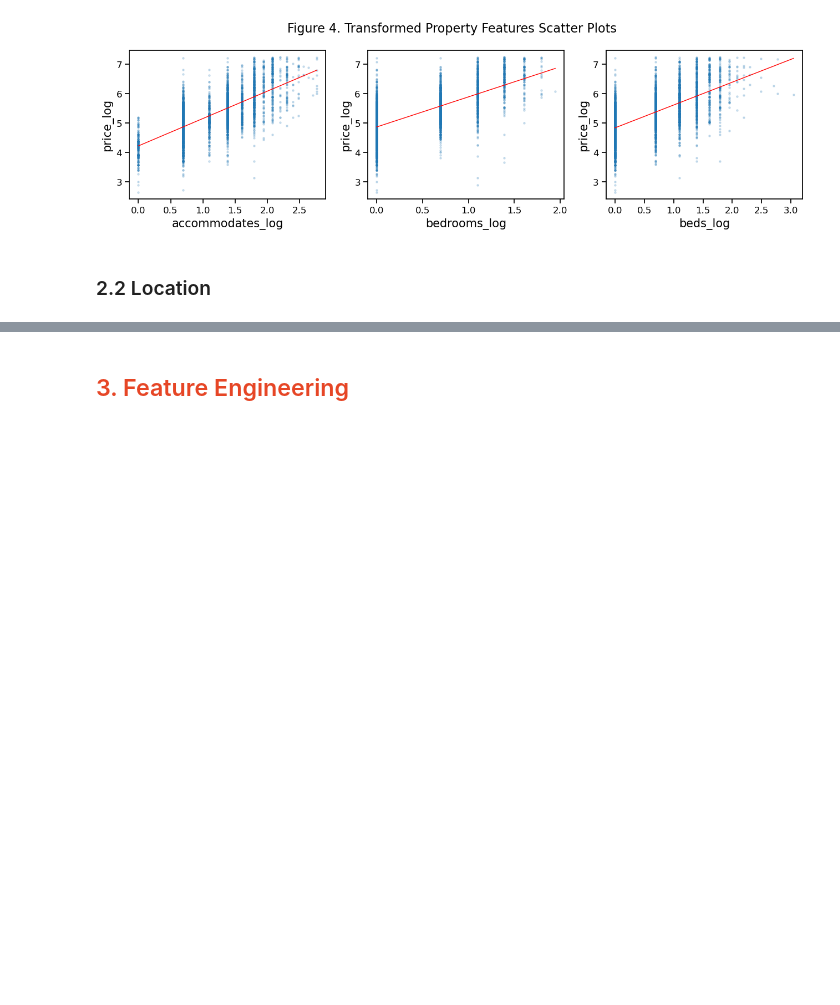
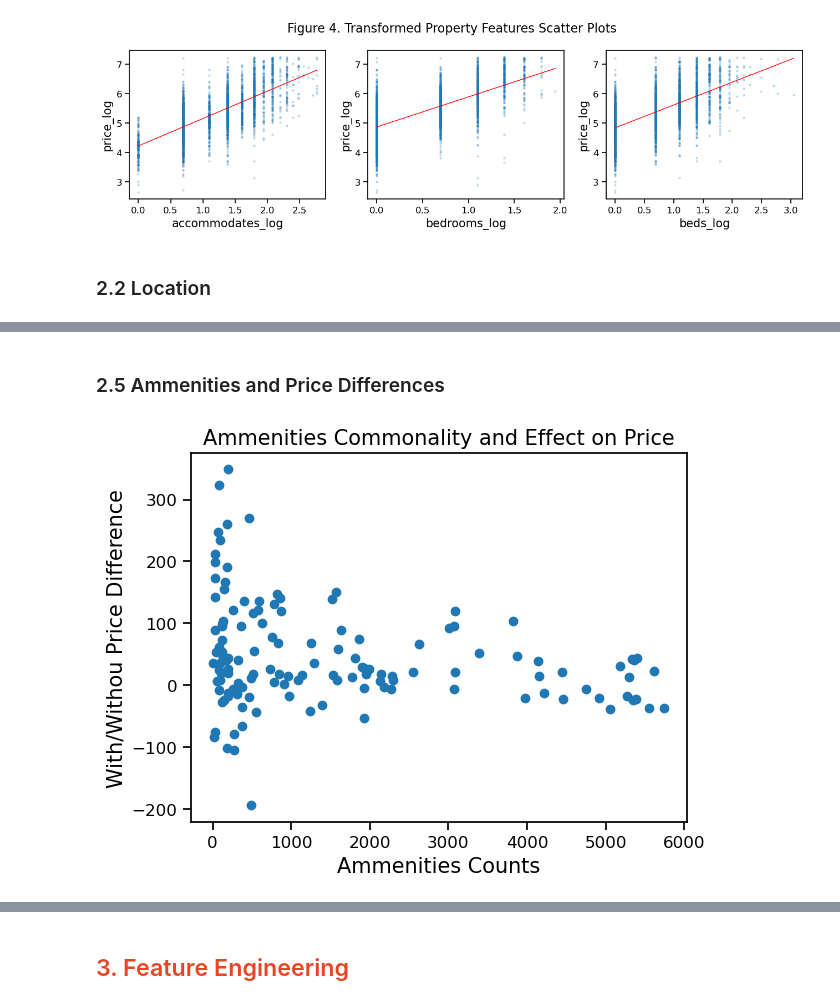
Before and after one commit to Jamielimingzhe/QBUS6810, a Jupyter notebook: QBUS6810_Group18_Notebook.ipynb, the cells around one changed output, grey strips where cells are left out. Saved outputs shown, nothing was run; the diff lists cells and outputs as text; code cells hidden in the pictures; blank space fills up the shorter version.

Commit message:
amen

```diff
--- a/QBUS6810_Group18_Notebook.ipynb
+++ b/QBUS6810_Group18_Notebook.ipynb
@@ -404,0 +399,18 @@ plt.tight_layout()
+# %% [markdown]
+### 2.5 Ammenities and Price Differences
+# %%
+flat_amen_list  = []
+for i in amen_list:
+    flat_amen_list.extend(i)
+amen_counts = pd.Series(flat_amen_list).value_counts()
+# %%
+amen_plot = pd.concat([amenities_df[:4000],y],axis=1)
+amen_price_diff = pd.DataFrame([],index=amen_plot.columns[:-1],columns=['with','without'])
+for i in amen_plot.columns[:-1]:
+    amen_price_diff.loc[i,'with'] = amen_plot.loc[amen_plot[i]==1,'price'].mean()
+    amen_price_diff.loc[i,'without'] = amen_plot.loc[amen_plot[i]==0,'price'].mean()
+amen_price_diff['diff'] = amen_price_diff['with'] - amen_price_diff['without']
+# %%
+amen_count_diff = pd.concat([amen_counts,amen_price_diff['diff']],axis=1)
+amen_count_diff.columns = ['count','diff']
+amen_count_diff = amen_count_diff[:-6]
@@ -404,0 +419,8 @@ plt.tight_layout()
+# %%
+plt.scatter(amen_count_diff['count'],amen_count_diff['diff'])
+plt.title('Ammenities Commonality and Effect on Price')
+plt.xlabel('Ammenities Counts')
+plt.ylabel('With/Withou Price Difference')
+plt.show()
+# %% [output]
+[figure, added]
```
Also changed, not shown: parts of 27 cells of this notebook.
